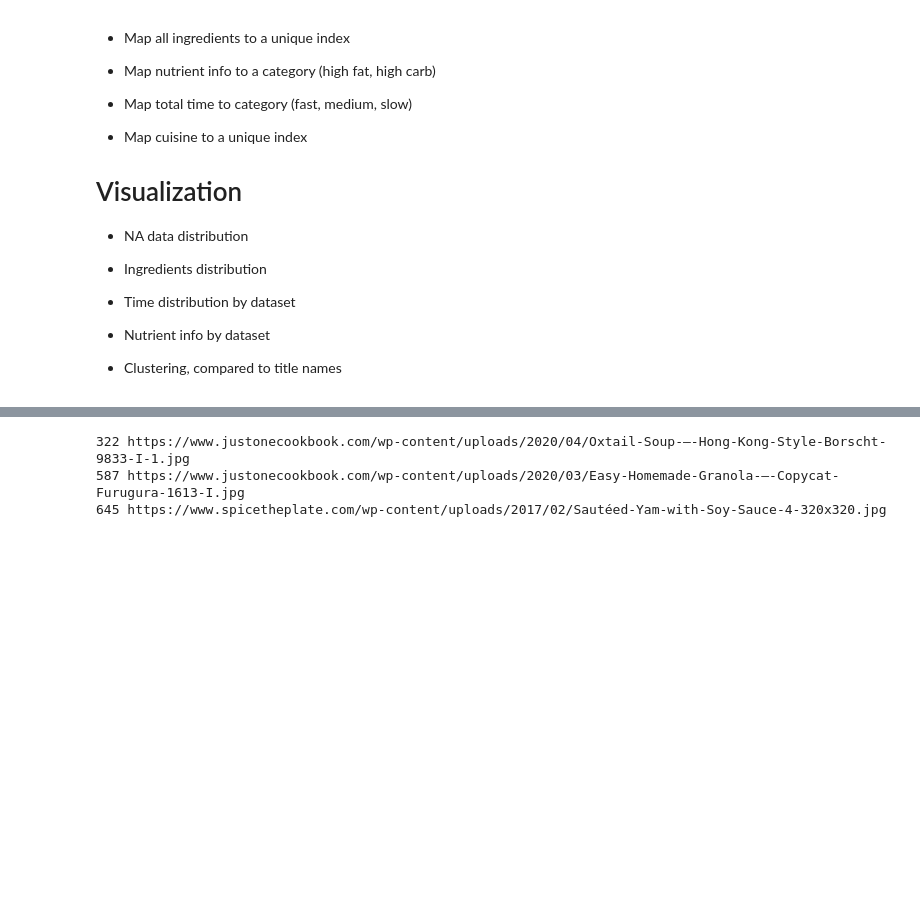
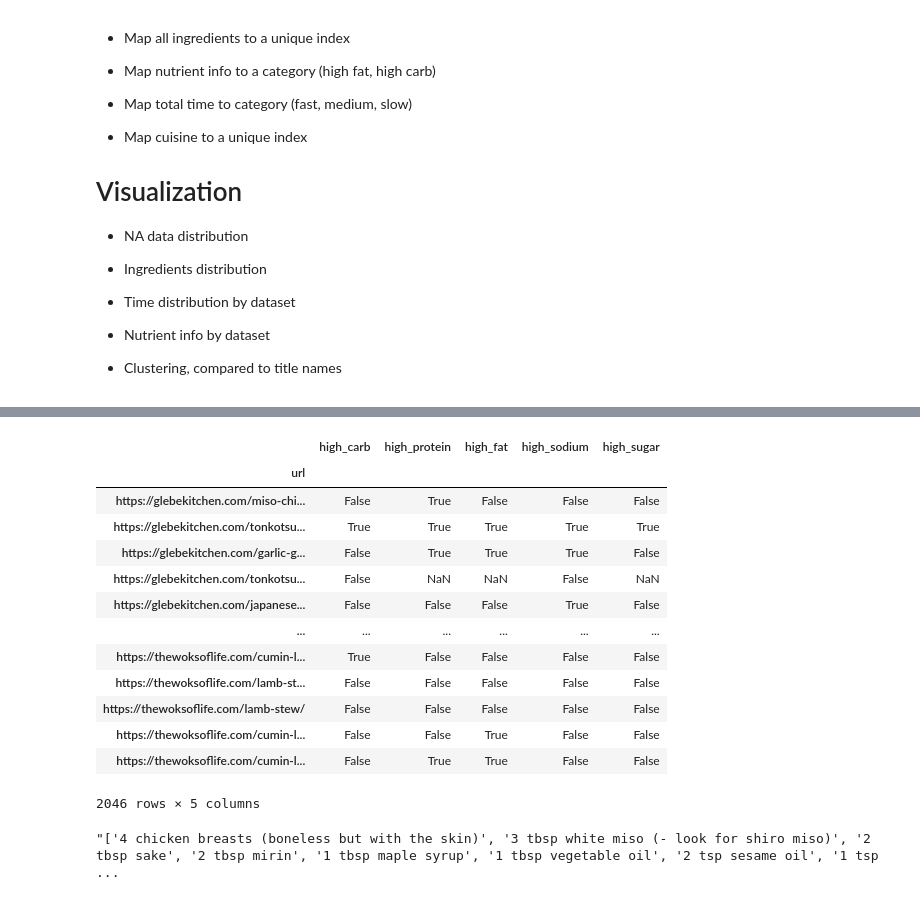
Before and after one commit to justinxu421/recipe_rex, a Jupyter notebook: extract_features_JX.ipynb, the cells around one changed output, grey strips where cells are left out. Saved outputs shown, nothing was run; the diff lists cells and outputs as text; code cells hidden in the pictures; blank space fills up the shorter version.

Commit message:
combined ingredient and nutrition code

```diff
--- a/extract_features_JX.ipynb
+++ b/extract_features_JX.ipynb
@@ -41,4 +39,4 @@ number of recipes 2046
 # %%
-all_dfs_nutrient = agg_data()
+all_dfs_nutrient = pd.read_csv('clean_data/all_recipes_nutrient.csv')
 all_dfs_nutrient.head()
 # %% [output]
@@ -54,16 +49,0 @@ number of recipes 2046
-# %%
-import urllib.request
-
-opener=urllib.request.build_opener()
-opener.addheaders=[('User-Agent','Mozilla/5.0 (Windows NT 6.1; WOW64) AppleWebKit/537.36 (KHTML, like Gecko) Chrome/36.0.1941.0 Safari/537.36')]
-urllib.request.install_opener(opener)
-
-for index, image_url in all_dfs_nutrient[['index', 'image_url']].to_numpy():
-    try:
-        urllib.request.urlretrieve(image_url, f"images/image_{index}.jpg")
-    except:
-        print(index, image_url)
-# %% [output]
-322 https://www.justonecookbook.com/wp-content/uploads/2020/04/Oxtail-Soup-–-Hong-Kong-Style-Borscht-9833-I-1.jpg
-587 https://www.justonecookbook.com/wp-content/uploads/2020/03/Easy-Homemade-Granola-–-Copycat-Furugura-1613-I.jpg
-645 https://www.spicetheplate.com/wp-content/uploads/2017/02/Sautéed-Yam-with-Soy-Sauce-4-320x320.jpg
@@ -73,0 +50,24 @@ nutrient_features.to_csv('clean_data/nutrient_features.csv', index = False)
+# %%
+from featurize_nutrition import featurize_nutrients
+
+nutrient_features = featurize_nutrients(all_dfs_nutrient, save = False)
+nutrient_features
+# %% [output]
+|  | high_carb | high_protein | high_fat | high_sodium | high_sugar |
+| url |  |  |  |  |  |
+| https://glebekitchen.com/miso-chi... | False | True | False | False | False |
+| https://glebekitchen.com/tonkotsu... | True | True | True | True | True |
+| https://glebekitchen.com/garlic-g... | False | True | True | True | False |
+| https://glebekitchen.com/tonkotsu... | False | NaN | NaN | False | NaN |
+| https://glebekitchen.com/japanese... | False | False | False | True | False |
+| ... | ... | ... | ... | ... | ... |
+| https://thewoksoflife.com/cumin-l... | True | False | False | False | False |
+| https://thewoksoflife.com/lamb-st... | False | False | False | False | False |
+| https://thewoksoflife.com/lamb-stew/ | False | False | False | False | False |
+| https://thewoksoflife.com/cumin-l... | False | False | True | False | False |
+| https://thewoksoflife.com/cumin-l... | False | True | True | False | False |
+2046 rows × 5 columns
+# %%
+all_dfs_nutrient['ingredients'][0]
+# %% [output]
+"['4 chicken breasts (boneless but with the skin)', '3 tbsp white miso (- look for shiro miso)', '2 tbsp sake', '2 tbsp mirin', '1 tbsp maple syrup', '1 tbsp vegetable oil', '2 tsp sesame oil', '1 tsp ...
```
Also changed, not shown: parts of 10 cells of this notebook, 6 other files.
